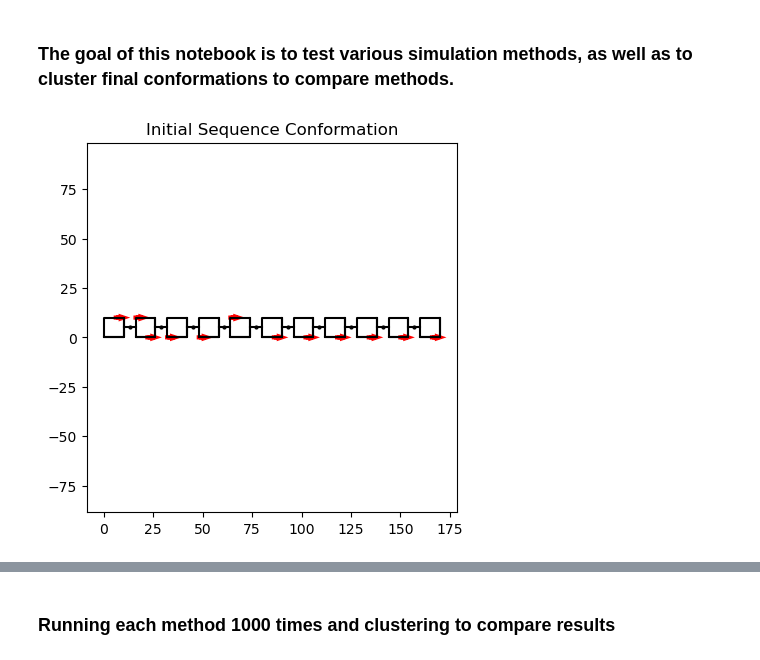
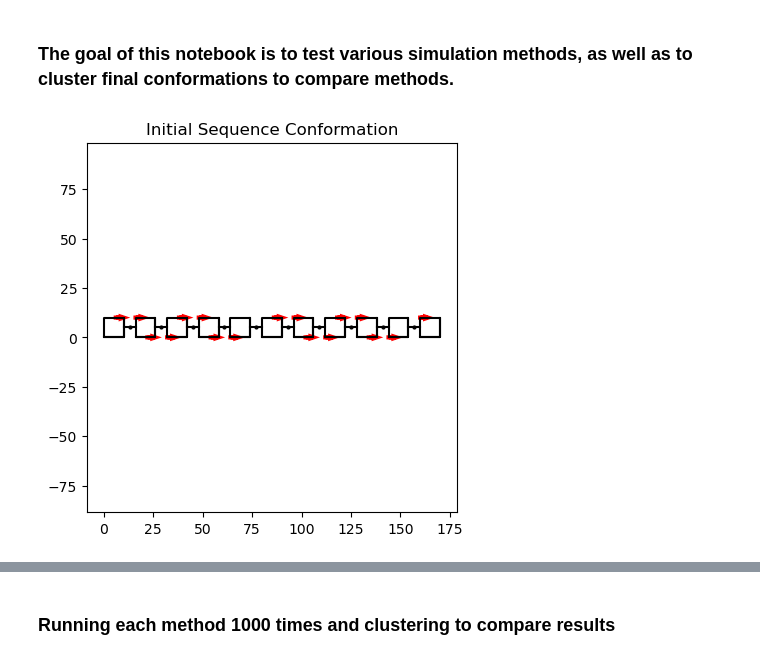
Before and after one commit to dymc9548/Magnetic-actuator-simulation, a Jupyter notebook: testing_sim_methods.ipynb, the cells around one changed output, grey strips where cells are left out. Saved outputs shown, nothing was run; the diff lists cells and outputs as text; code cells hidden in the pictures.

```diff
--- a/testing_sim_methods.ipynb
+++ b/testing_sim_methods.ipynb
@@ -43,22 +44,24 @@ def averageDeltaEnergies(arr, mode='mean'):
 
     return means
 # %%
-shapes = {'shape 1': ['s', 10, 0, 0, {'patch 1': ['top right', 4, 0]}], 'shape 2':['s', 10, 6, 0, {'patch 1': ['top left', 4, 0], 'patch 2': ['bottom right', 4, 0]}], 'shape 3': ['s', 10, 6, 0, {'patch 1': ['bottom left', 4, 0]}],
-          'shape 4': ['s', 10, 6, 0, {'patch 1': ['bottom left', 4, 0]}], 'shape 5': ['s', 10, 6, 0, {'patch 1': ['top left', 4, 0]}], 'shape 6': ['s', 10, 6, 0, {'patch 1': ['bottom right', 4, 0]}], 'shape 7': ['s', 10, 6, 0, {'patch 1': ['bottom right', 4, 0]}], 'shape 8': ['s', 10, 6, 0, {'patch 1': ['bottom right', 4, 0]}], 'shape 9': ['s', 10, 6, 0, {'patch 1': ['bottom right', 4, 0]}], 'shape 10': ['s', 10, 6, 0, {'patch 1': ['bottom right', 4, 0]}], 'shape 11': ['s', 10, 6, 0, {'patch 1': ['bottom right', 4, 0]}]}
+# shapes = {'shape 1': ['s', 10, 0, 0, {'patch 1': ['top right', 4, 0]}], 'shape 2':['s', 10, 6, 0, {'patch 1': ['top left', 4, 0], 'patch 2': ['bottom right', 4, 0]}], 'shape 3': ['s', 10, 6, 0, {'patch 1': ['bottom left', 4, 0]}],
+#           'shape 4': ['s', 10, 6, 0, {'patch 1': ['bottom left', 4, 0]}], 'shape 5': ['s', 10, 6, 0, {'patch 1': ['top left', 4, 0]}], 'shape 6': ['s', 10, 6, 0, {'patch 1': ['bottom right', 4, 0]}], 'shape 7': ['s', 10, 6, 0, {'patch 1': ['bottom right', 4, 0]}], 'shape 8': ['s', 10, 6, 0, {'patch 1': ['bottom right', 4, 0]}], 'shape 9': ['s', 10, 6, 0, {'patch 1': ['bottom right', 4, 0]}], 'shape 10': ['s', 10, 6, 0, {'patch 1': ['bottom right', 4, 0]}], 'shape 11': ['s', 10, 6, 0, {'patch 1': ['bottom right', 4, 0]}]}
+
+shapes = struc('two domain') # can be 'original', 'diamond', 'six ring', 'zipper', 'two domain', 'alt corners', 'backbone', 'end-middle', 'sym frustration', 'three domain', 'alt dipole', 'dumbbell', 'greedy trap'
 
 hinge_vec, hinge_loc, shape_arr, linelist, patch_arr, patch_num = vis.generate(shapes)
 
 vis.shapeplots(shape_arr, linelist, hinge_loc, blocking = False, title = 'Initial Sequence Conformation', show = True, bounds = '', mag_vecs = patch_arr)
 
 # Define the magnetization/length of each patch. This is defined from experimental measured values as mentioned in the manuscript
 m = np.array([1.01e-6]*sum(patch_num)) # Can change the values of the moments here if we do patches of different sizes
 
 # Establish the magnetic vector containing all of the magnetizations/shape of each magnetic domain (ends of the patches), necessary for energy calculation
 magvec = np.repeat(m, 2) # the endpoints are the domains we care about, so this is just a 2n-dim array of the same values as m, where n is the dim of m
 
 mask_arr, v_xmat, h_xmat, v_ymat, h_ymat, Ml_mat = vis.initialize_energy(magvec)
 # %% [output]
-[figure, old version]
+[figure, new version]
 # %%
 # sim many times
 std = 10 # angle distribution std
```
Also changed, not shown: parts of 23 cells of this notebook, 31 other files.
